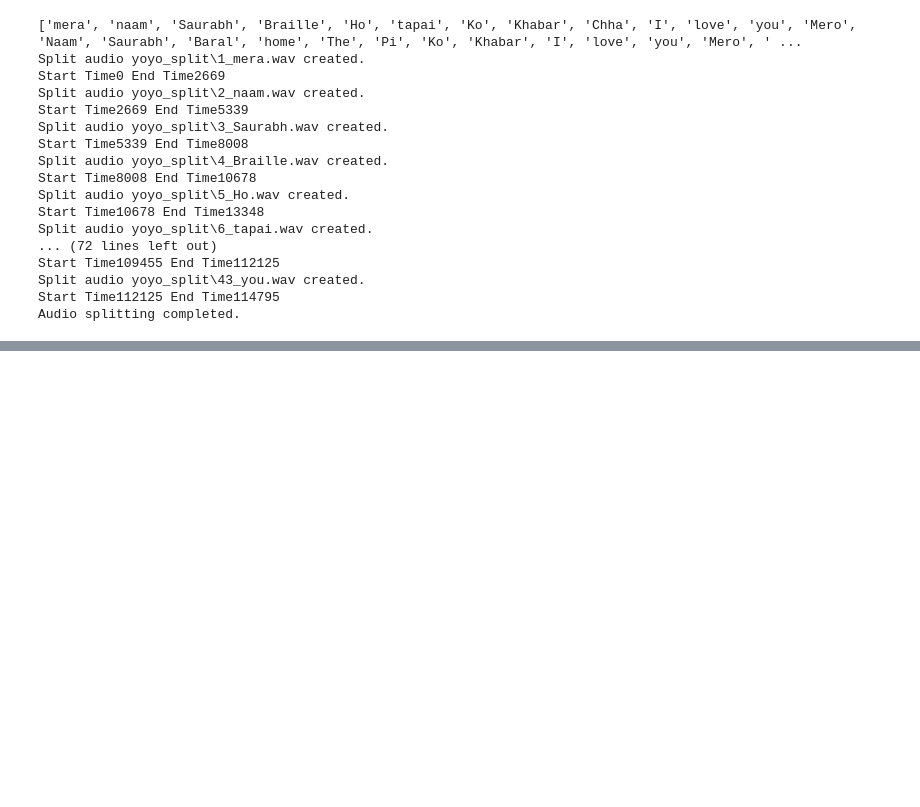
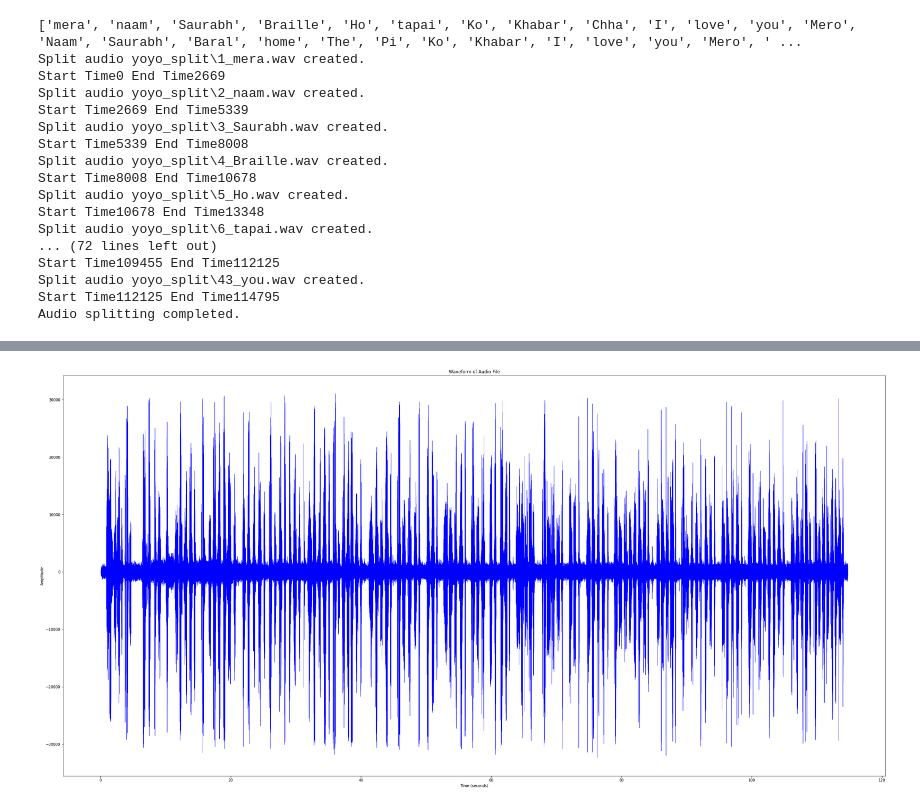
Before and after one commit to Twtamaris/project, a Jupyter notebook: cut_clips.ipynb, the cells around one changed output, grey strips where cells are left out. Cells and saved outputs as stored; diff of their text form; code cells hidden in the pictures; blank space fills up the shorter version.

```diff
--- a/cut_clips.ipynb
+++ b/cut_clips.ipynb
@@ -105,2 +127,29 @@ AttributeError: 'AudioData' object has no attribute 'result'
+# %%
+import wave
+import numpy as np
+import matplotlib.pyplot as plt
+
+def display_waveform(audio_file):
+    """Displays the waveforms of an audio file."""
+    with wave.open(audio_file, "rb") as wave_file:
+        frames = wave_file.readframes(-1)
+        signal = np.frombuffer(frames, dtype="int16")
+        frame_rate = wave_file.getframerate()
+        duration = len(signal) / frame_rate
+
+    time = np.linspace(0, duration, num=len(signal))
+
+    plt.figure(figsize=(40, 20))
+    plt.plot(time, signal, color="blue", linewidth=0.5)
+    plt.xlabel("Time (seconds)")
+    plt.ylabel("Amplitude")
+    plt.title("Waveform of Audio File")
+    plt.show()
+
+if __name__ == "__main__":
+    audio_file = "yoyo.wav"
+    display_waveform(audio_file)
+# %% [output]
+[figure, added]
 # %%
 import speech_recognition as sr
```
Also changed, not shown: parts of 3 cells of this notebook, 1 other file.
